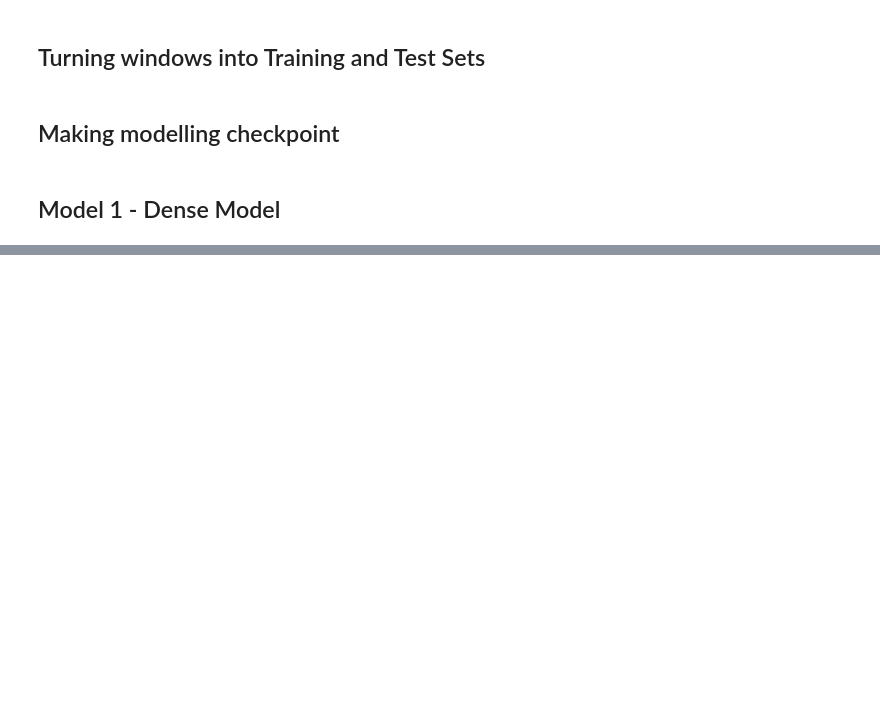
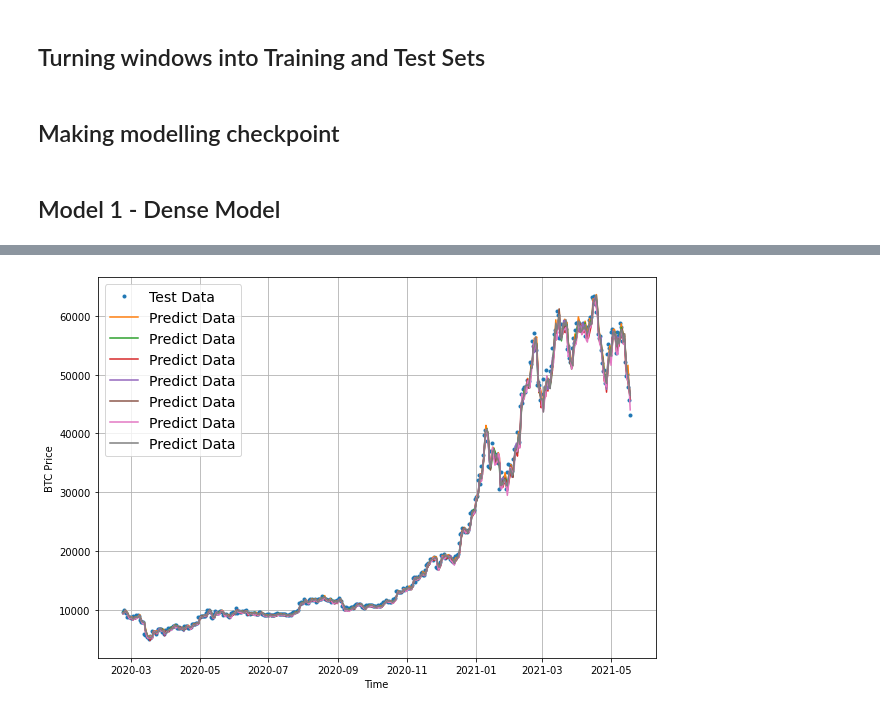
Before and after one commit to ShyamSundhar1411/My-ML-Notebooks, a Jupyter notebook: Milestone Projects/Milestone_Project_3_Bitpredict.ipynb, the cells around one changed output, grey strips where cells are left out. Drawn from its saved outputs; the diff is of its cells as text; code cells hidden in the pictures; blank space fills up the shorter version.

```diff
--- a/Milestone Projects/Milestone_Project_3_Bitpredict.ipynb
+++ b/Milestone Projects/Milestone_Project_3_Bitpredict.ipynb
@@ -454,0 +472,18 @@ plot_time_series(timesteps = x_test[-len(test_windows):],values = model_1_preds,
+# %%
+train_windows,test_windows,train_labels,test_labels = make_train_test_splits(full_windows,full_labels)
+# %%
+model_3 = tf.keras.Sequential([
+    layers.Dense(128,activation = "relu"),
+    layers.Dense(7),
+],name = "model_3_dense")
+model_3.compile(loss = "mae",optimizer = "adam")
+# %%
+history_3 = model_3.fit(
+    train_windows,
+    train_labels,
+    epochs = 100,
+    verbose = 0,
+    batch_size = 128,
+    validation_data = (test_windows,test_labels),
+    callbacks = [create_model_checkpoint(model_name = model_3.name)]
+)
@@ -454,0 +508,2 @@ plot_time_series(timesteps = x_test[-len(test_windows):],values = model_1_preds,
+# %%
+model_3_preds = make_preds(model_3,test_windows)
@@ -454,0 +526,7 @@ plot_time_series(timesteps = x_test[-len(test_windows):],values = model_1_preds,
+# %%
+offset = 100
+plt.figure(figsize = (10,7))
+plot_time_series(timesteps = x_test[-len(test_windows):],values = test_labels[:,0],start = offset,label = "Test Data")
+plot_time_series(timesteps = x_test[-len(test_windows):],values = model_3_preds,start = offset,label = "Predict Data",format = "-")
+# %% [output]
+[figure, added]
```
Also changed, not shown: parts of 22 cells of this notebook.
